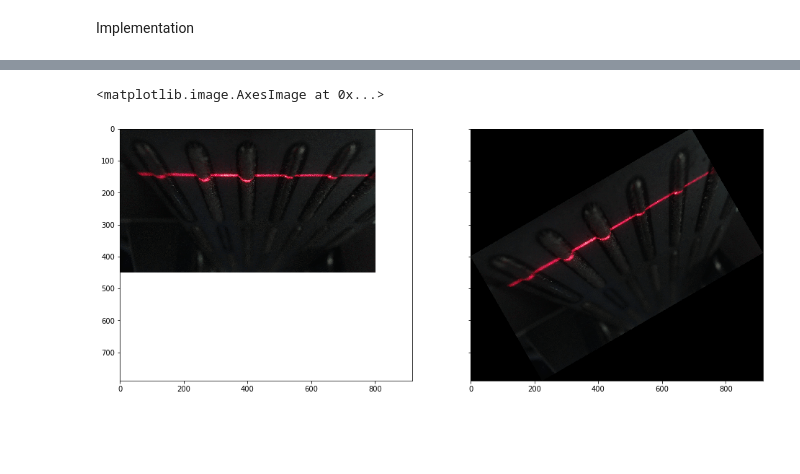
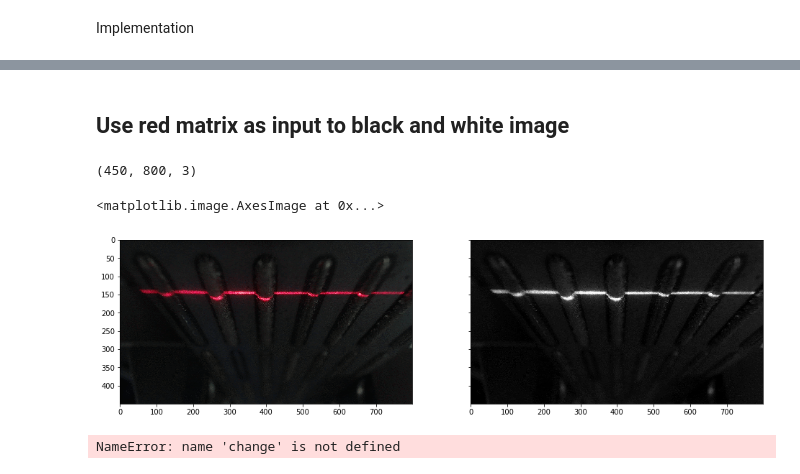
Before and after one commit to amaralc/digiclad, a Jupyter notebook: teste_calil.ipynb, the cells around one changed output, grey strips where cells are left out. Saved outputs shown, nothing was run; the diff lists cells and outputs as text; code cells hidden in the pictures; blank space fills up the shorter version.

```diff
--- a/teste_calil.ipynb
+++ b/teste_calil.ipynb
@@ -93,8 +106,42 @@ img_rt_30 = rotate_image(orig, 30)
+# %% [markdown]
+## Use red matrix as input to black and white image
+# %%
+orig.shape
+# %% [output]
+(450, 800, 3)
+# %%
+im_red = orig[:,:,0]
 # %%
+# Plot result comparing with original image
 fig, axes = plt.subplots(1, 2, figsize=(16, 12), sharex=True, sharey=True)
 ax = axes.ravel()
 ax[0].imshow(orig)
-ax[1].imshow(img_rt_30)
+ax[1].imshow(im_red, 'gray')
 # %% [output]
 <matplotlib.image.AxesImage at 0x...>
-[figure, old version]
+[figure, new version]
+# %%
+modes = ['cv2.THRESH_BINARY',
+         'cv2.THRESH_BINARY_INV',
+         'cv2.THRESH_TRUNC',
+         'cv2.THRESH_TOZERO',
+         'cv2.THRESH_TOZERO_INV']
+
+# Basic threshold example
+def my_threshold(thresh, modeStr):
+    global change
+    global dst
+    mode = eval(modeStr)
+    th, dst = cv2.threshold(change, thresh, 255, mode)
+    fig, axes = plt.subplots(1, 2, figsize=(16, 12), sharex=True, sharey=True)
+    ax = axes.ravel()
+    ax[0].imshow(orig,'gray')
+    ax[1].imshow(dst,'gray')
+
+# Pass function & its parameters to interactive
+# interactive(my_threshold, thresh = (0, 255), modeStr=modes)
+
+# If your using Google Colab, comment the line above and use this here...
+my_threshold(19, 'cv2.THRESH_BINARY')
+# %% [output]
+NameError: name 'change' is not defined
```
Also changed, not shown: parts of 6 cells of this notebook.
